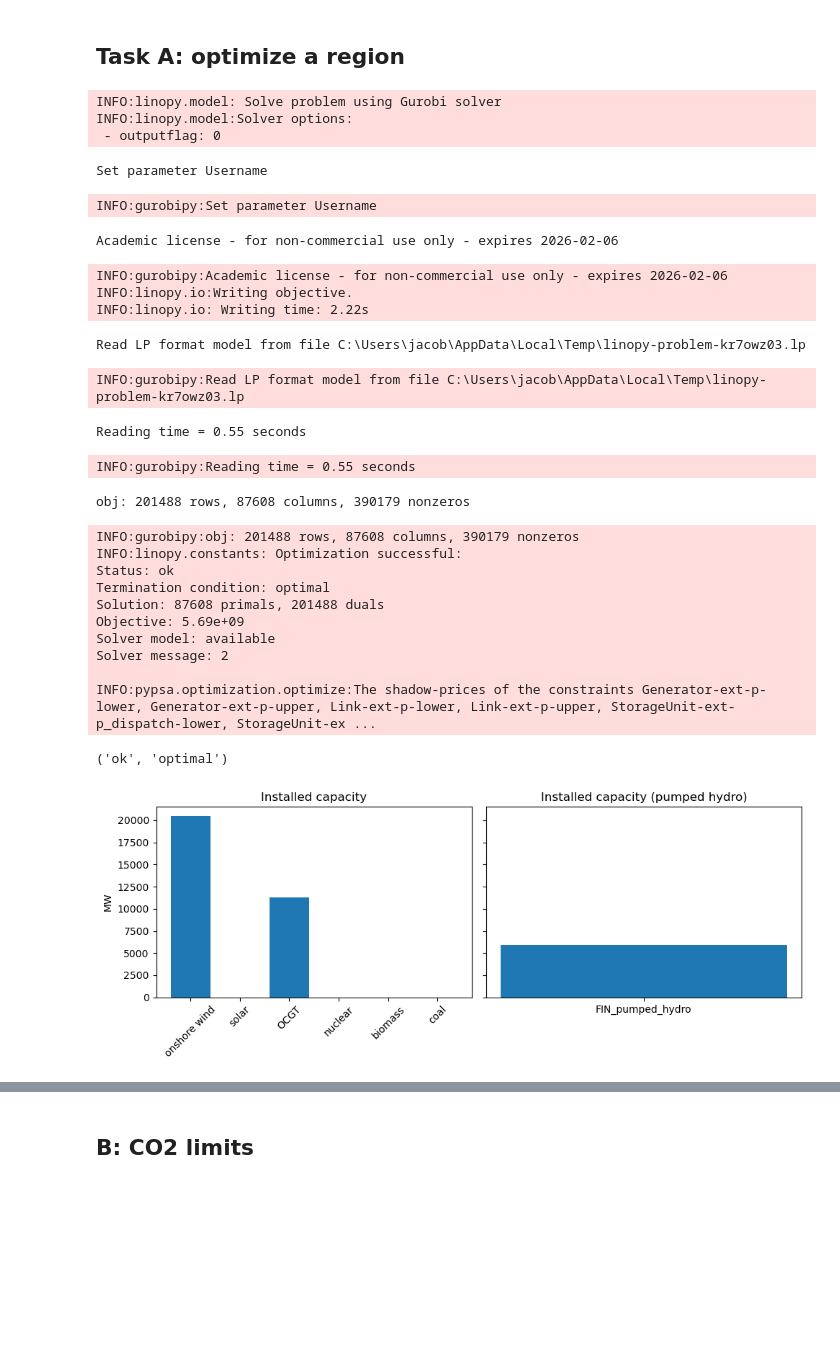
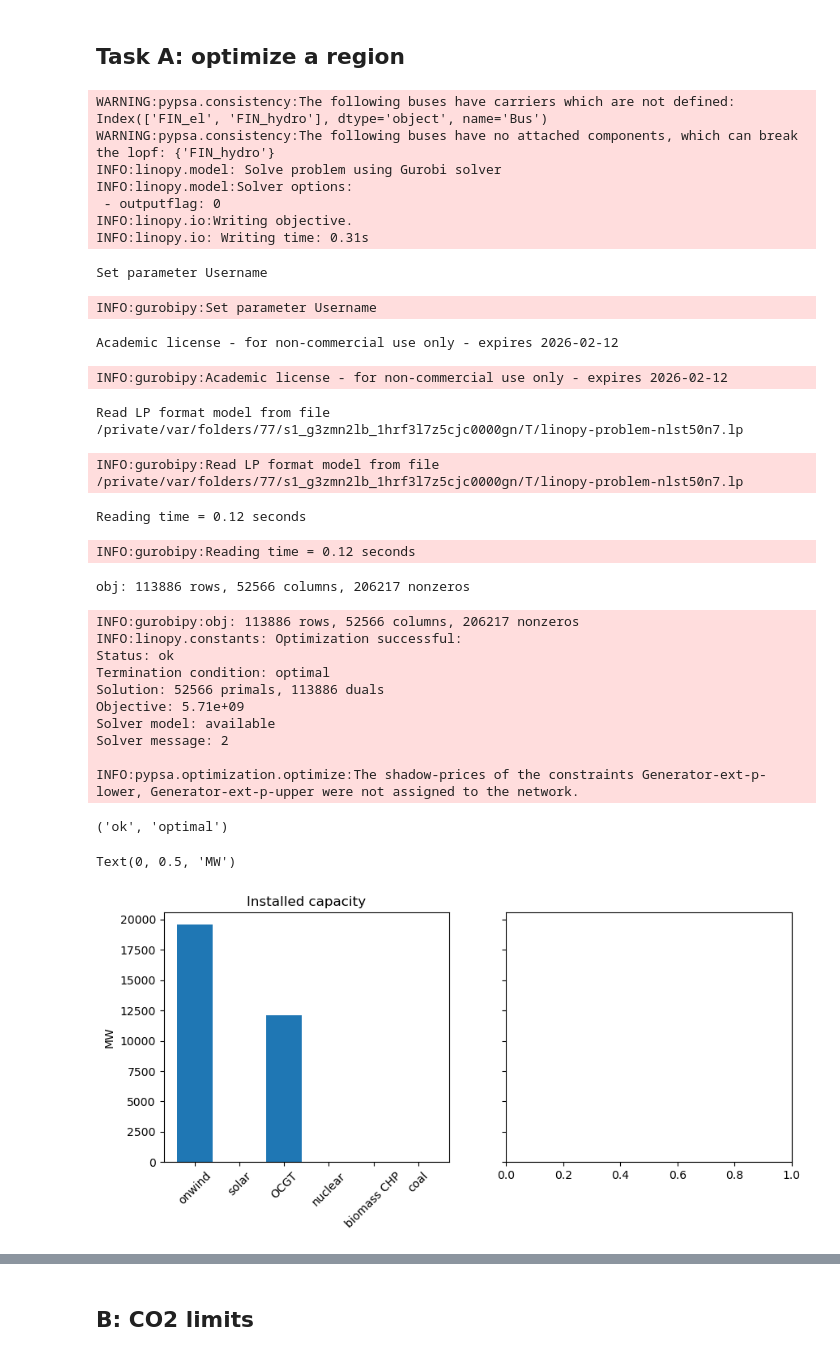
Before and after one commit to NicolineSimoneDTU/Integrated_Project, a Jupyter notebook: project.ipynb, the cells around one changed output, grey strips where cells are left out. Drawn from its saved outputs; the diff is of its cells as text; code cells hidden in the pictures; blank space fills up the shorter version.

```diff
--- a/project.ipynb
+++ b/project.ipynb
@@ -83,7 +87,7 @@ coal_marginal = costs.at["coal", "marginal_cost"] #EUR/MWh
 # %%
 # Create a PyPSA network
 network = pypsa.Network()
-network.set_snapshots(snapshots)
+network.set_snapshots(snapshots.values)
 
 
 # Add buses
@@ -96,7 +100,7 @@ carriers = [
     "solar",
     "OCGT",
     "nuclear",
-    "Pumped-Storage-Hydro-store",
+    #"Pumped-Storage-Hydro-store",
     "biomass CHP",
     "coal"
 ]
@@ -112,69 +116,73 @@ network.add("Load", "FIN_el_load", bus="FIN_el", p_set=demand.values)
 
 
 # Add generators
-network.add("Generator", "FIN_onshore_wind", bus="FIN_el", p_nom_extendable=True, p_max_pu=onshore.values, marginal_cost=wind_marginal, capital_cost=wind_capital, carrier="onwind")
-network.add("Generator", "FIN_solar", bus="FIN_el", p_nom_extendable=True, p_max_pu=solar.values, marginal_cost=solar_marginal, capital_cost=solar_capital, carrier="solar")
-network.add("Generator", "FIN_OCGT", bus="FIN_el", p_nom_extendable=True, p_max_pu=1, marginal_cost=gas_marginal, efficiency = costs.at["OCGT","efficiency"], capital_cost=gas_capital, carrier="OCGT")
-network.add("Generator", "FIN_nuclear", bus="FIN_el", p_nom_extendable=True, p_max_pu=1, marginal_cost=nuclear_marginal, efficiency = costs.at["nuclear","efficiency"], capital_cost=nuclear_capital, carrier="nuclear")
-network.add("Generator", "FIN_biomass", bus="FIN_el", p_nom_extendable=True, p_max_pu=1, marginal_cost=biomass_marginal, efficiency = costs.at["biomass CHP","efficiency"], capital_cost=biomass_capital, carrier="biomass CHP")
-network.add("Generator", "FIN_coal", bus="FIN_el", p_nom_extendable=True, p_max_pu=1, marginal_cost=coal_marginal, efficiency = costs.at["coal","efficiency"], capital_cost=coal_capital, carrier="coal")
+network.add("Generator", "onwind", bus="FIN_el", p_nom_extendable=True, p_max_pu=onshore_2015.values, marginal_cost=wind_marginal, capital_cost=wind_capital, carrier="onwind")
+network.add("Generator", "solar", bus="FIN_el", p_nom_extendable=True, p_max_pu=solar_2015.values, marginal_cost=solar_marginal, capital_cost=solar_capital, carrier="solar")
+network.add("Generator", "OCGT", bus="FIN_el", p_nom_extendable=True, p_max_pu=1, marginal_cost=gas_marginal, efficiency = costs.at["OCGT","efficiency"], capital_cost=gas_capital, carrier="OCGT")
+network.add("Generator", "nuclear", bus="FIN_el", p_nom_extendable=True, p_max_pu=1, marginal_cost=nuclear_marginal, efficiency = costs.at["nuclear","efficiency"], capital_cost=nuclear_capital, carrier="nuclear")
+network.add("Generator", "biomass CHP", bus="FIN_el", p_nom_extendable=True, p_max_pu=1, marginal_cost=biomass_marginal, efficiency = costs.at["biomass CHP","efficiency"], capital_cost=biomass_capital, carrier="biomass CHP")
+network.add("Generator", "coal", bus="FIN_el", p_nom_extendable=True, p_max_pu=1, marginal_cost=coal_marginal, efficiency = costs.at["coal","efficiency"], capital_cost=coal_capital, carrier="coal")
 
 # Add hydro
-network.add("Link", "FIN_hydro", bus0="FIN_hydro", bus1="FIN_el",
-            p_nom_extendable=True, efficiency=1, p_max_pu=1, p_min_pu=-1, capital_cost=0)
+#network.add("Link", "FIN_hydro", bus0="FIN_hydro", bus1="FIN_el",
+ #           p_nom_extendable=True, efficiency=1, p_max_pu=1, p_min_pu=-1, capital_cost=0)
 
 # Add hydro storage
-network.add("StorageUnit", "FIN_pumped_hydro", bus="FIN_hydro", efficiency_store=0.86, efficiency_dispatch=0.86, capital_cost=pumped_hydro_capital, marginal_cost=pumped_hydro_marginal,
-            p_nom_extendable=True, cyclic_state_of_charge=True) # , inflow = 20
+#network.add("StorageUnit", "FIN_pumped_hydro", bus="FIN_hydro", efficiency_store=0.86, efficiency_dispatch=0.86, capital_cost=pumped_hydro_capital, marginal_cost=pumped_hydro_marginal,
+ #           p_nom_extendable=True, cyclic_state_of_charge=True) # , inflow = 20
 
 
 # Optimize
 network.optimize(solver_name='gurobi', solver_options={'outputflag': 0})
 # %% [output]
+WARNING:pypsa.consistency:The following buses have carriers which are not defined:
+Index(['FIN_el', 'FIN_hydro'], dtype='object', name='Bus')
+WARNING:pypsa.consistency:The following buses have no attached components, which can break the lopf: {'FIN_hydro'}
 INFO:linopy.model: Solve problem using Gurobi solver
 INFO:linopy.model:Solver options:
  - outputflag: 0
+INFO:linopy.io:Writing objective.
+INFO:linopy.io: Writing time: 0.31s
 Set parameter Username
 INFO:gurobipy:Set parameter Username
-Academic license - for non-commercial use only - expires 2026-02-06
+Academic license - for non-commercial use only - expires 2026-02-12
-INFO:gurobipy:Academic license - for non-commercial use only - expires 2026-02-06
-INFO:linopy.io:Writing objective.
-INFO:linopy.io: Writing time: 2.22s
+INFO:gurobipy:Academic license - for non-commercial use only - expires 2026-02-12
-Read LP format model from file C:\Users\jacob\AppData\Local\Temp\linopy-problem-kr7owz03.lp
+Read LP format model from file /private/var/folders/77/s1_g3zmn2lb_1hrf3l7z5cjc0000gn/T/linopy-problem-nlst50n7.lp
-INFO:gurobipy:Read LP format model from file C:\Users\jacob\AppData\Local\Temp\linopy-problem-kr7owz03.lp
+INFO:gurobipy:Read LP format model from file /private/var/folders/77/s1_g3zmn2lb_1hrf3l7z5cjc0000gn/T/linopy-problem-nlst50n7.lp
-Reading time = 0.55 seconds
+Reading time = 0.12 seconds
-INFO:gurobipy:Reading time = 0.55 seconds
+INFO:gurobipy:Reading time = 0.12 seconds
-obj: 201488 rows, 87608 columns, 390179 nonzeros
+obj: 113886 rows, 52566 columns, 206217 nonzeros
-INFO:gurobipy:obj: 201488 rows, 87608 columns, 390179 nonzeros
+INFO:gurobipy:obj: 113886 rows, 52566 columns, 206217 nonzeros
 INFO:linopy.constants: Optimization successful:
 Status: ok
 Termination condition: optimal
-Solution: 87608 primals, 201488 duals
-Objective: 5.69e+09
+Solution: 52566 primals, 113886 duals
+Objective: 5.71e+09
 Solver model: available
 Solver message: 2
 
-INFO:pypsa.optimization.optimize:The shadow-prices of the constraints Generator-ext-p-lower, Generator-ext-p-upper, Link-ext-p-lower, Link-ext-p-upper, StorageUnit-ext-p_dispatch-lower, StorageUnit-ex ...
+INFO:pypsa.optimization.optimize:The shadow-prices of the constraints Generator-ext-p-lower, Generator-ext-p-upper were not assigned to the network.
 ('ok', 'optimal')
 # %%
 gen_cap = network.generators.p_nom_opt
 gen_prod = network.generators_t.p
-hydro_cap = network.storage_units.p_nom_opt
-hydro_prod = network.links_t.p0
-hydroCharge = -hydro_prod.clip(upper=0)
-hydroDischarge = hydro_prod.clip(lower=0)
+#hydro_cap = network.storage_units.p_nom_opt
+#hydro_prod = network.links_t.p0
+#hydroCharge = -hydro_prod.clip(upper=0)
+#hydroDischarge = hydro_prod.clip(lower=0)
 
 
 fig, ax = plt.subplots(1, 2, figsize=(10,4), sharey=True)
 
 ax[0].bar(gen_cap.index, gen_cap.values)
 ax[0].set_xticks(ticks = gen_cap.index, labels = gen_cap.index.str.replace("FIN_", "").str.replace("_", " "), rotation=45)
 ax[0].set_title("Installed capacity")
 ax[0].set_ylabel("MW")
 
 
-ax[1].bar(hydro_cap.index, hydro_cap.values)
-ax[1].set_title("Installed capacity (pumped hydro)")
-plt.tight_layout()
+#ax[1].bar(hydro_cap.index, hydro_cap.values)
+#ax[1].set_title("Installed capacity (pumped hydro)")
+#plt.tight_layout()
 # %% [output]
+Text(0, 0.5, 'MW')
-[figure, old version]
+[figure, new version]
```
Also changed, not shown: parts of 15 cells of this notebook.
